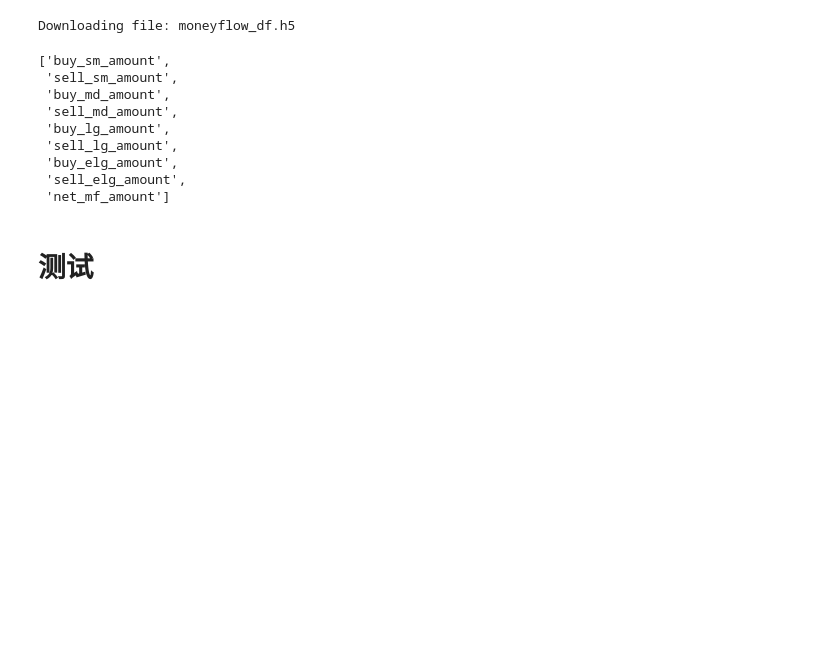
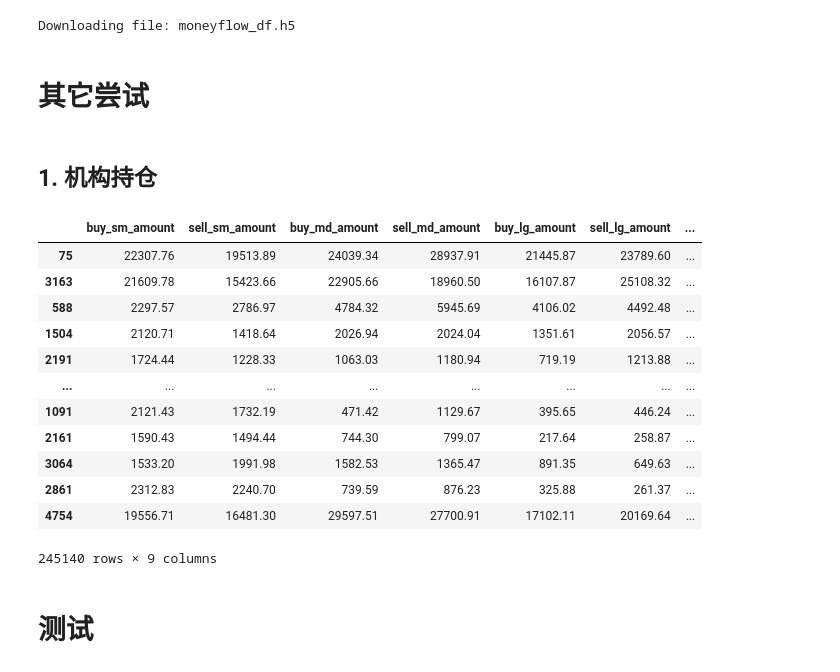
Before and after one commit to Le0oon/QuantResearch, a Jupyter notebook: dev/codes.ipynb, the cells around one changed output. Drawn from its saved outputs; the diff is of its cells as text; code cells hidden in the pictures; blank space fills up the shorter version.

```diff
--- a/dev/codes.ipynb
+++ b/dev/codes.ipynb
@@ -1,6 +1,6 @@
 # %%
-backtest_frame_path = 'E:\\backtest-frame'
-data_path = "E:\\base_data"
+backtest_frame_path = '../../backtest-frame'
+data_path = "../../data"
 import pandas as pd
 import numpy as np
 import numpy.random as npr
@@ -49,2 +54,2 @@ key_col = [date_col,secu_col]
 # %%
-DB = Data(data_path,update=False)
+DB = Data(data_path,start_dt="2015-01-01",update=True)
@@ -134,19 +139,35 @@ BT.wrapped_analysis(DB.ret_df)
 moneyflow_df = DB.moneyflow_df
 # %% [output]
 Downloading file: moneyflow_df.h5
-# %%
-[col for col in moneyflow_df.columns if ('amount' in col)]
-# DB.daily_df
-# %% [output]
-['buy_sm_amount',
- 'sell_sm_amount',
- 'buy_md_amount',
- 'sell_md_amount',
- 'buy_lg_amount',
- 'sell_lg_amount',
- 'buy_elg_amount',
- 'sell_elg_amount',
- 'net_mf_amount']
+# %%
+amount_col = [col for col in moneyflow_df.columns if ('amount' in col)]
+vol_col = [col for col in moneyflow_df.columns if ('vol' in col)]
+sell_col = [col for col in moneyflow_df.columns if 'sell' in col]
+buy_col = [col for col in moneyflow_df.columns if 'buy' in col]
+# buy_amount_col = [col for ]
+# DB.daily_df
+# %% [markdown]
+# 其它尝试
+# %% [markdown]
+## 1. 机构持仓
+# %%
+moneyflow_df = DB.moneyflow_df
+# %%
+moneyflow_df[amount_col]
+# %% [output]
+|  | buy_sm_amount | sell_sm_amount | buy_md_amount | sell_md_amount | buy_lg_amount | sell_lg_amount | ... |
+| 75 | 22307.76 | 19513.89 | 24039.34 | 28937.91 | 21445.87 | 23789.60 | ... |
+| 3163 | 21609.78 | 15423.66 | 22905.66 | 18960.50 | 16107.87 | 25108.32 | ... |
+| 588 | 2297.57 | 2786.97 | 4784.32 | 5945.69 | 4106.02 | 4492.48 | ... |
+| 1504 | 2120.71 | 1418.64 | 2026.94 | 2024.04 | 1351.61 | 2056.57 | ... |
+| 2191 | 1724.44 | 1228.33 | 1063.03 | 1180.94 | 719.19 | 1213.88 | ... |
+| ... | ... | ... | ... | ... | ... | ... | ... |
+| 1091 | 2121.43 | 1732.19 | 471.42 | 1129.67 | 395.65 | 446.24 | ... |
+| 2161 | 1590.43 | 1494.44 | 744.30 | 799.07 | 217.64 | 258.87 | ... |
+| 3064 | 1533.20 | 1991.98 | 1582.53 | 1365.47 | 891.35 | 649.63 | ... |
+| 2861 | 2312.83 | 2240.70 | 739.59 | 876.23 | 325.88 | 261.37 | ... |
+| 4754 | 19556.71 | 16481.30 | 29597.51 | 27700.91 | 17102.11 | 20169.64 | ... |
+245140 rows × 9 columns
 # %% [markdown]
 # 测试
 # %%
```
Also changed, not shown: parts of 8 cells of this notebook.
